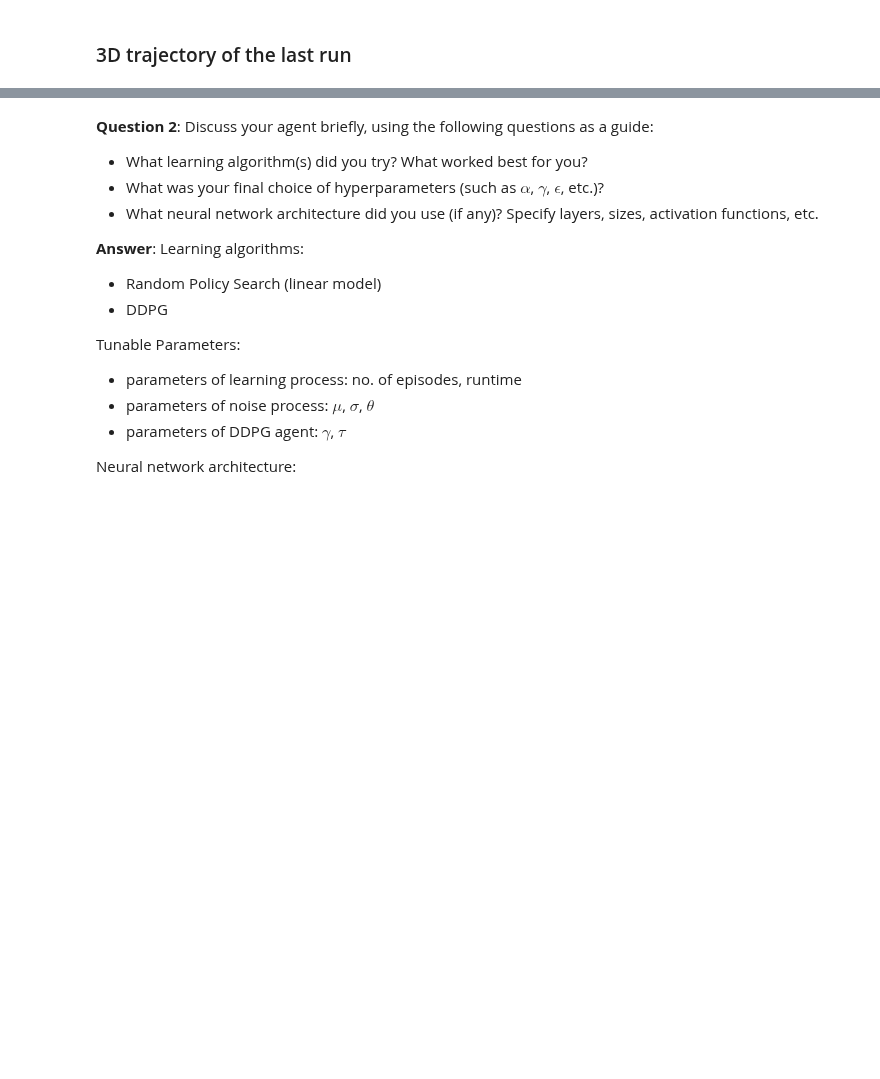
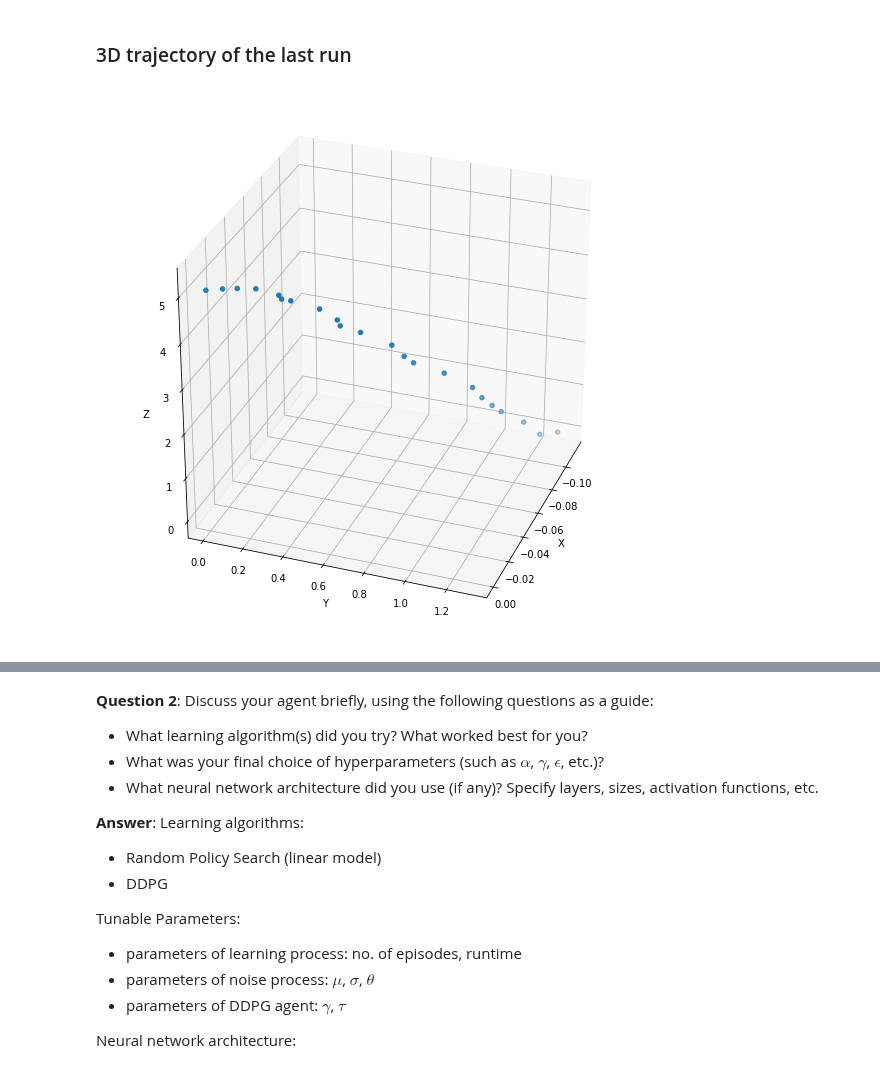
Before and after one commit to JoergStrebel/MachineLearningEngineerND, a Jupyter notebook: rl_quadcopter_2/Quadcopter_Project.ipynb, the cells around one changed output, grey strips where cells are left out. Saved outputs shown, nothing was run; the diff lists cells and outputs as text; code cells hidden in the pictures; blank space fills up the shorter version.

```diff
--- a/rl_quadcopter_2/Quadcopter_Project.ipynb
+++ b/rl_quadcopter_2/Quadcopter_Project.ipynb
@@ -217,9 +217,9 @@ from datetime import datetime
 dateTimeObj = datetime.now()
 timestampStr = dateTimeObj.strftime("%d-%b-%Y_%H%M%S")
 
-num_episodes = 1500
-runtime = 10.0                                     # time limit of the episode
-init_pose = np.array([0.0, 0.0, 10.0, 0.0, 0.0, 0.0])  # initial pose
+num_episodes = 1000
+runtime = 5.0                                     # time limit of the episode
+init_pose = np.array([0.0, 0.0, 5.0, 0.0, 0.0, 0.0])  # initial pose
 init_velocities = np.array([0., 0., 0.])         # initial velocities
 init_angle_velocities = np.array([0., 0., 0.])   # initial angle velocities
 target_pos = np.array([0.0, 0.0, 10.0])            # target pose
@@ -297,20 +296,22 @@ plt.ylabel('Total Reward')
 # %%
 from mpl_toolkits.mplot3d import Axes3D
 import matplotlib.pyplot as plt
 
 def plot_trajectory(results):
     fig2 = plt.figure(figsize=(10, 10))
     ax2 = fig2.add_subplot(111, projection='3d')
     ax2.scatter(results['x'], results['y'], results['z'])
 
     ax2.set_xlabel('X')
     ax2.set_ylabel('Y')
     ax2.set_zlabel('Z')
 
-    ax2.view_init(30, 350)
+    ax2.view_init(30, 20)
     plt.draw()
     plt.show()
 plot_trajectory(results)
+# %% [output]
+[figure, added]
 # %%
 plt.plot(results['time'], results['x_velocity'], label='x_hat')
 plt.plot(results['time'], results['y_velocity'], label='y_hat')
```
Also changed, not shown: parts of 8 cells of this notebook, 5 other files.
